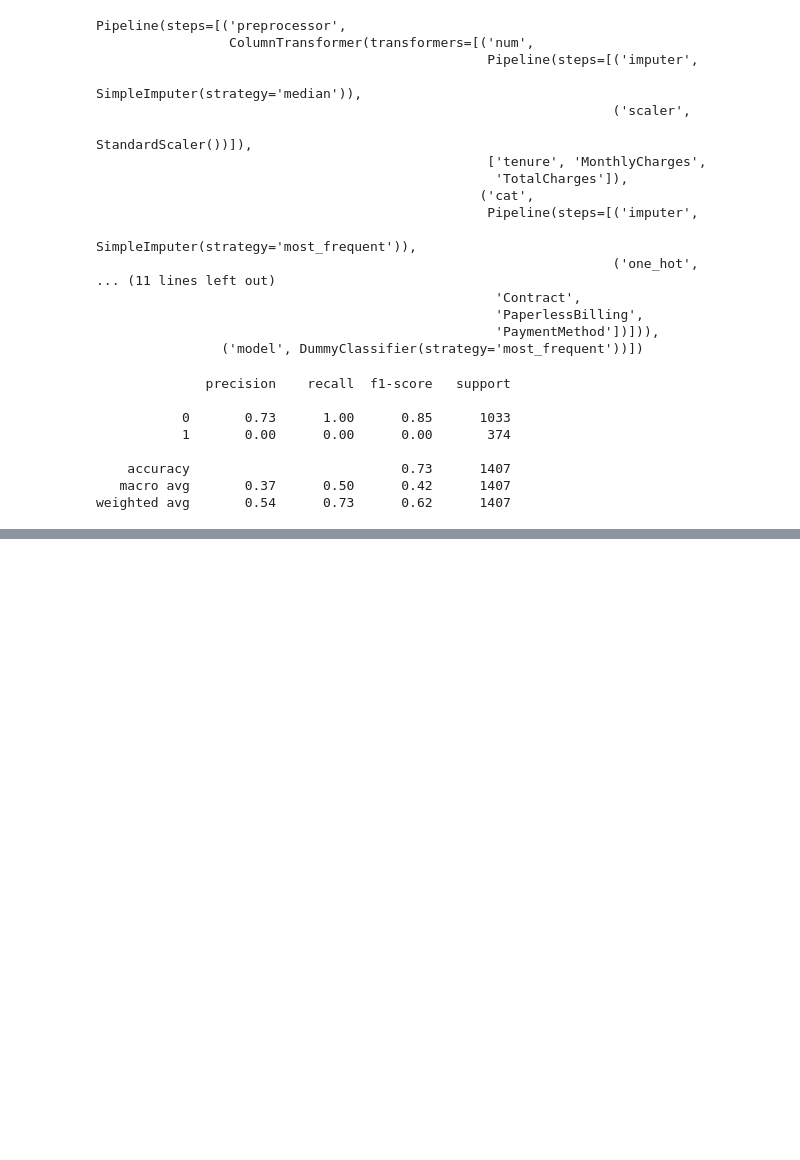
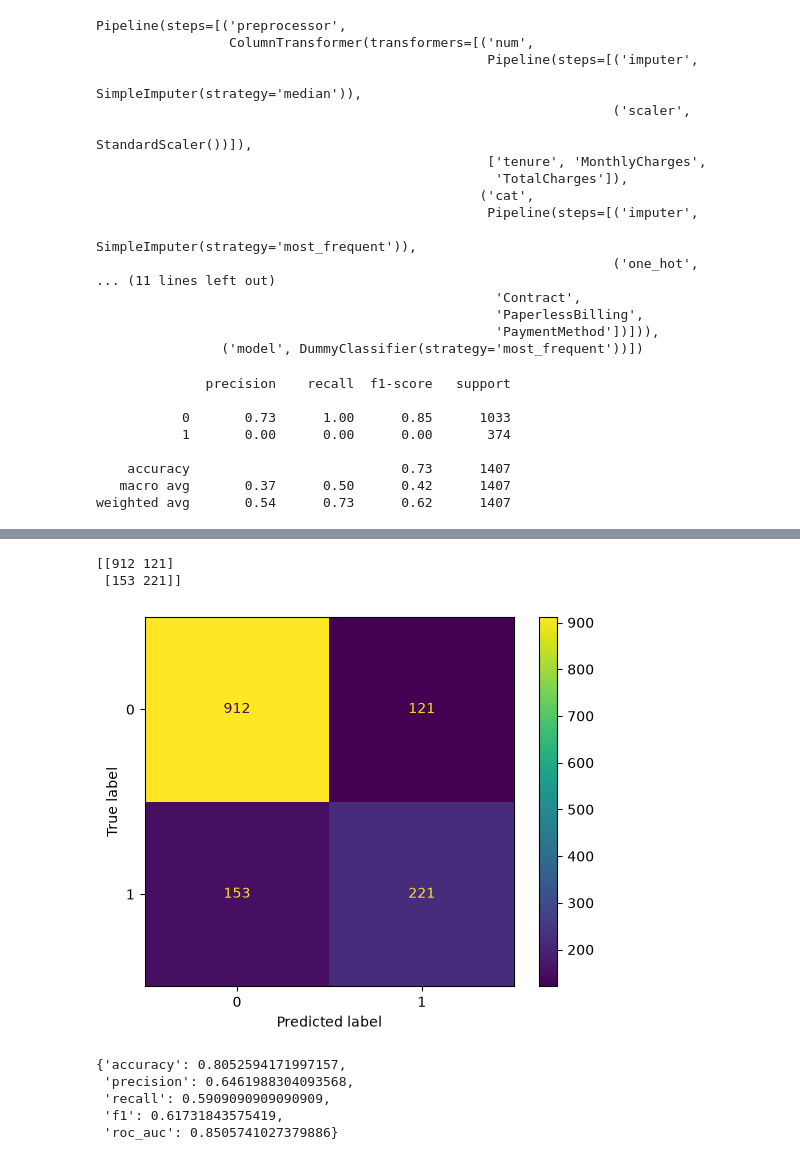
Before and after one commit to YuriGodoy/Telco_Customer_Churn, a Jupyter notebook: notebooks/modelagem.ipynb, the cells around one changed output, grey strips where cells are left out. Saved outputs shown, nothing was run; the diff lists cells and outputs as text; code cells hidden in the pictures; blank space fills up the shorter version.

```diff
--- a/notebooks/modelagem.ipynb
+++ b/notebooks/modelagem.ipynb
@@ -142,0 +149,7 @@ weighted avg       0.54      0.73      0.62      1407
+# %%
+logistic_model = Pipeline(steps=[
+    ('preprocessor',preprocessor),
+    ('model',LogisticRegression(max_iter=1000))
+])
+# %%
+logistic_model.fit(X_train,y_train)
@@ -142,0 +174,2 @@ weighted avg       0.54      0.73      0.62      1407
+# %%
+y_pred_log = logistic_model.predict(X_test)
@@ -142,0 +178,10 @@ weighted avg       0.54      0.73      0.62      1407
+# %%
+cm = confusion_matrix(y_test, y_pred_log)
+print(cm)
+
+ConfusionMatrixDisplay.from_predictions(y_test, y_pred_log)
+plt.show()
+# %% [output]
+[[912 121]
+ [153 221]]
+[figure, added]
@@ -142,0 +197,9 @@ weighted avg       0.54      0.73      0.62      1407
+# %%
+metrics_log = evaluate_model(y_test, y_pred_log, y_prob_log)
+metrics_log
+# %% [output]
+{'accuracy': 0.8052594171997157,
+ 'precision': 0.6461988304093568,
+ 'recall': 0.5909090909090909,
+ 'f1': 0.61731843575419,
+ 'roc_auc': 0.8505741027379886}
```
Also changed, not shown: parts of 6 cells of this notebook.
